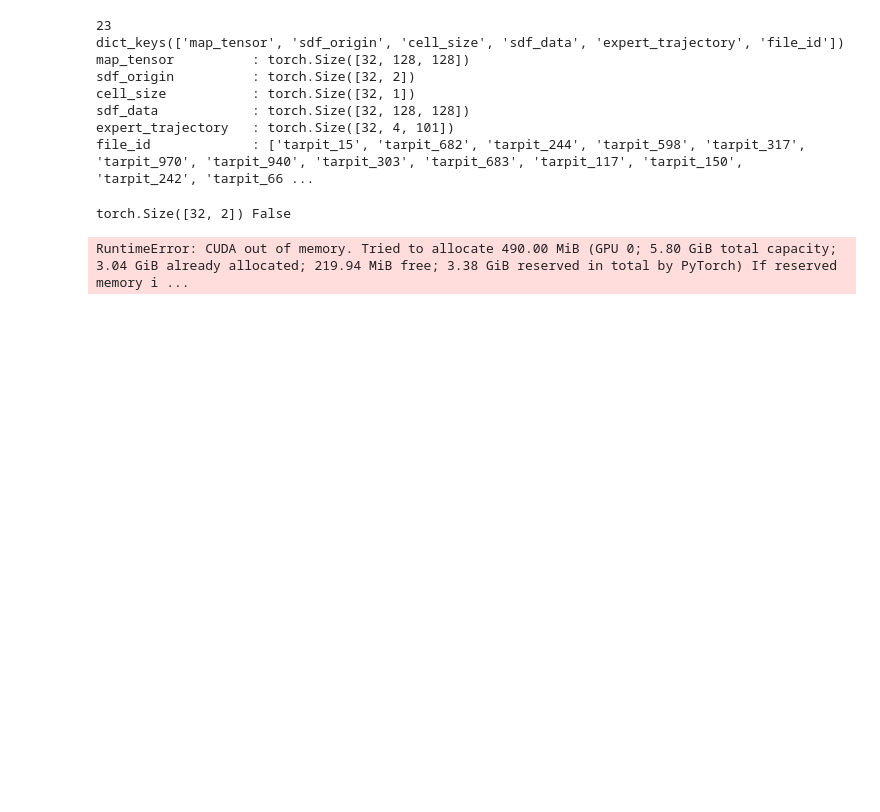
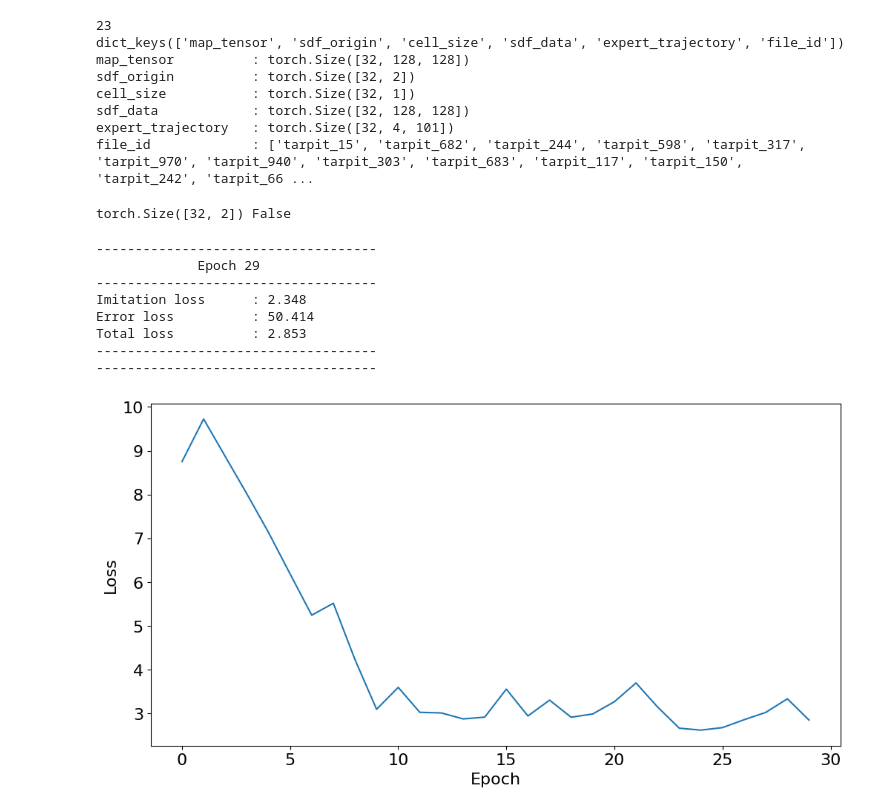
Before and after one commit to peter0201yu/SEANRobotGuide, a Jupyter notebook: demo/CNN-Opt.ipynb, the cells around one changed output. Cells and saved outputs as stored; diff of their text form; code cells hidden in the pictures; blank space fills up the shorter version.

```diff
--- a/demo/CNN-Opt.ipynb
+++ b/demo/CNN-Opt.ipynb
@@ -23,8 +23,11 @@ np.random.seed(seed)
 
 mpl.rcParams["figure.facecolor"] = "white"
 mpl.rcParams["font.size"] = 16
+# %%
+path = !pwd
+path = path[0][:-5]
 # %%
-dataset_dir = "/home/peteryu/SEANRobotGuide/data/motion-planning-2d/dataset"
+dataset_dir =  path + "/data/motion-planning-2d/dataset"
 train_dataset = theg.TrajectoryDataset(True, 1000, dataset_dir, val_ratio=0.2, map_type="tarpit", filter_collision_maps=True)
 train_dl = torch.utils.data.DataLoader(train_dataset, batch_size=32, shuffle=True, drop_last=True)
 
@@ -128,8 +110,14 @@ torch.Size([32, 2]) False
 initial_trajectory_dicts = []
 best_loss = float("inf")
 losses = []
-num_epochs = 10
+num_epochs = 30
 best_epoch = None
+
+CNN_model = CNN()
+CNN_model.to(device)
+model_optimizer = torch.optim.Adam(CNN_model.parameters(), lr=0.001)
+from torch.optim.lr_scheduler import StepLR
+scheduler = StepLR(model_optimizer, step_size=10, gamma=0.2)
 
 # For speed considerations, we set the max number of optimizer iterations to a low number (2).
 # This will also encourage the initial trajectory model to produce trajectories of higher quality.
@@ -138,13 +126,13 @@ CNN_model.train()
 for epoch in range(num_epochs):
     for batch in train_dl:
         CNN_model.zero_grad()
-        map_tensor, start_and_goal, label_traj = \
+        map_tensor, start, goal, label_traj = \
             prepare_training_data(batch, batchsize=32, include_sdf=False)
 
 
         # Step 1: Generate an initial trajectory by querying the model on the set of maps.
-        output = CNN_model(map_tensor, start_and_goal)
-        initial_traj_dict = get_traj_dict_from_tensor_path(output, start_and_goal)
+        output = CNN_model(map_tensor, start, goal)
+        initial_traj_dict = get_traj_dict_from_tensor_path(output, start, goal)
 
         # This updates the motion planner's input dictionary with the trajectories produced above.
         start = batch["expert_trajectory"][:, :2, 0].to(device)
@@ -179,21 +167,25 @@ for epoch in range(num_epochs):
         # encourages the trajectory to be smooth and avoid obstacles. We scale this term
         # by a small factor, since otherwise it would completely dominate over the
         # imitation loss.
+
         error_loss = planner.objective.error_squared_norm().mean() / planner.objective.dim()
         solution_trajectory = planner.get_trajectory()
-        imitation_loss = F.mse_loss(
+        imitation_loss = F.mse_loss( \
             batch["expert_trajectory"].to(device), solution_trajectory)
-        loss = imitation_loss + 0.001 * error_loss
-
+        imitation_loss = loss_func(output, label_traj)
+        loss = imitation_loss + 0.01 * error_loss
 
         # Step 4: Do backpropagation through the TheseusLayer and update the model parameters.
         loss.backward()
         model_optimizer.step()
 
+    scheduler.step()
+
     if loss.item() < best_loss:
         best_loss = loss.item()
         best_epoch = epoch
     losses.append(loss.item())
+    clear_output(wait=True)
     print("------------------------------------")
     print(f"             Epoch {epoch}")
     print("------------------------------------")
@@ -203,4 +195,20 @@ for epoch in range(num_epochs):
     print("------------------------------------")
     print("------------------------------------")
 # %% [output]
-RuntimeError: CUDA out of memory. Tried to allocate 490.00 MiB (GPU 0; 5.80 GiB total capacity; 3.04 GiB already allocated; 219.94 MiB free; 3.38 GiB reserved in total by PyTorch) If reserved memory i ...
+------------------------------------
+             Epoch 29
+------------------------------------
+Imitation loss      : 2.348
+Error loss          : 50.414
+Total loss          : 2.853
+------------------------------------
+------------------------------------
+# %%
+import matplotlib.pyplot as plt
+plt.figure(figsize=(12, 6))
+plt.plot(losses)
+plt.xlabel("Epoch")
+plt.ylabel("Loss")
+plt.show()
+# %% [output]
+[figure, added]
```
Also changed, not shown: parts of 10 cells of this notebook, 10 other files.
